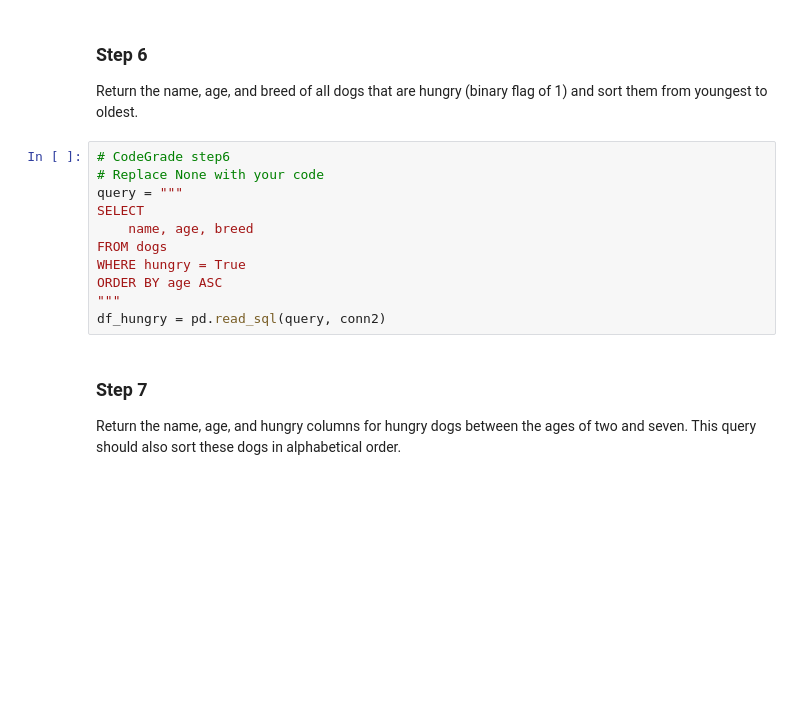
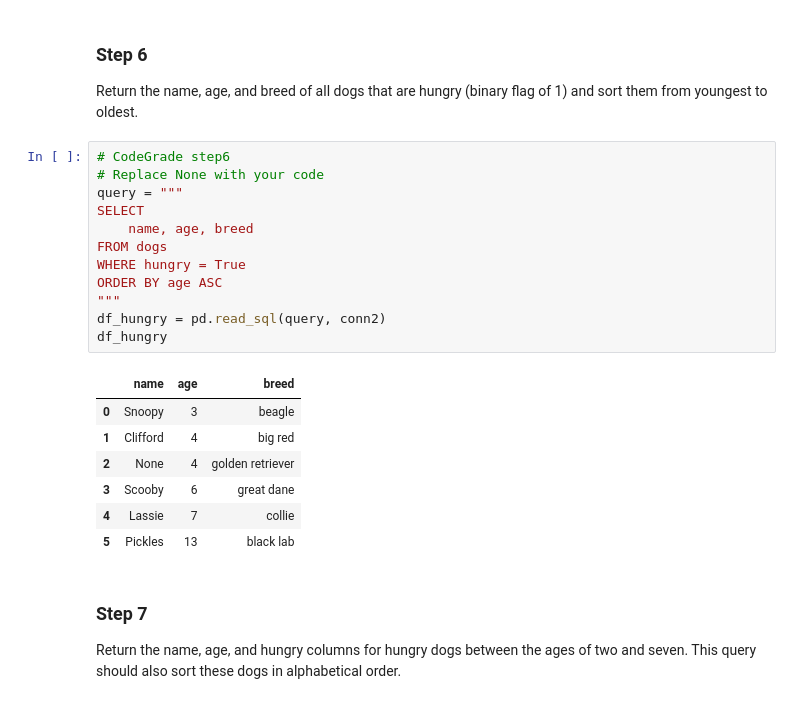
Before and after one commit to pinkbricks/DS_Course1_Week1_Module2_SQLQueries, a Jupyter notebook: SQLFilterOrderGroupLab.ipynb, the cells around one changed output. Saved outputs shown, nothing was run; the diff lists cells and outputs as text; blank space fills up the shorter version.

```diff
--- a/SQLFilterOrderGroupLab.ipynb
+++ b/SQLFilterOrderGroupLab.ipynb
@@ -150,14 +150,23 @@ Return the name, age, and breed of all dogs that are hungry (binary flag of 1) a
 # %%
 # CodeGrade step6
 # Replace None with your code
 query = """
 SELECT
     name, age, breed
 FROM dogs
 WHERE hungry = True
 ORDER BY age ASC
 """
 df_hungry = pd.read_sql(query, conn2)
+df_hungry
+# %% [output]
+|  | name | age | breed |
+| 0 | Snoopy | 3 | beagle |
+| 1 | Clifford | 4 | big red |
+| 2 | None | 4 | golden retriever |
+| 3 | Scooby | 6 | great dane |
+| 4 | Lassie | 7 | collie |
+| 5 | Pickles | 13 | black lab |
 # %% [markdown]
 ### Step 7
 Return the name, age, and hungry columns for hungry dogs between the ages of two and seven. This query should also sort these dogs in alphabetical order.
```
Also changed, not shown: parts of 2 cells of this notebook.
